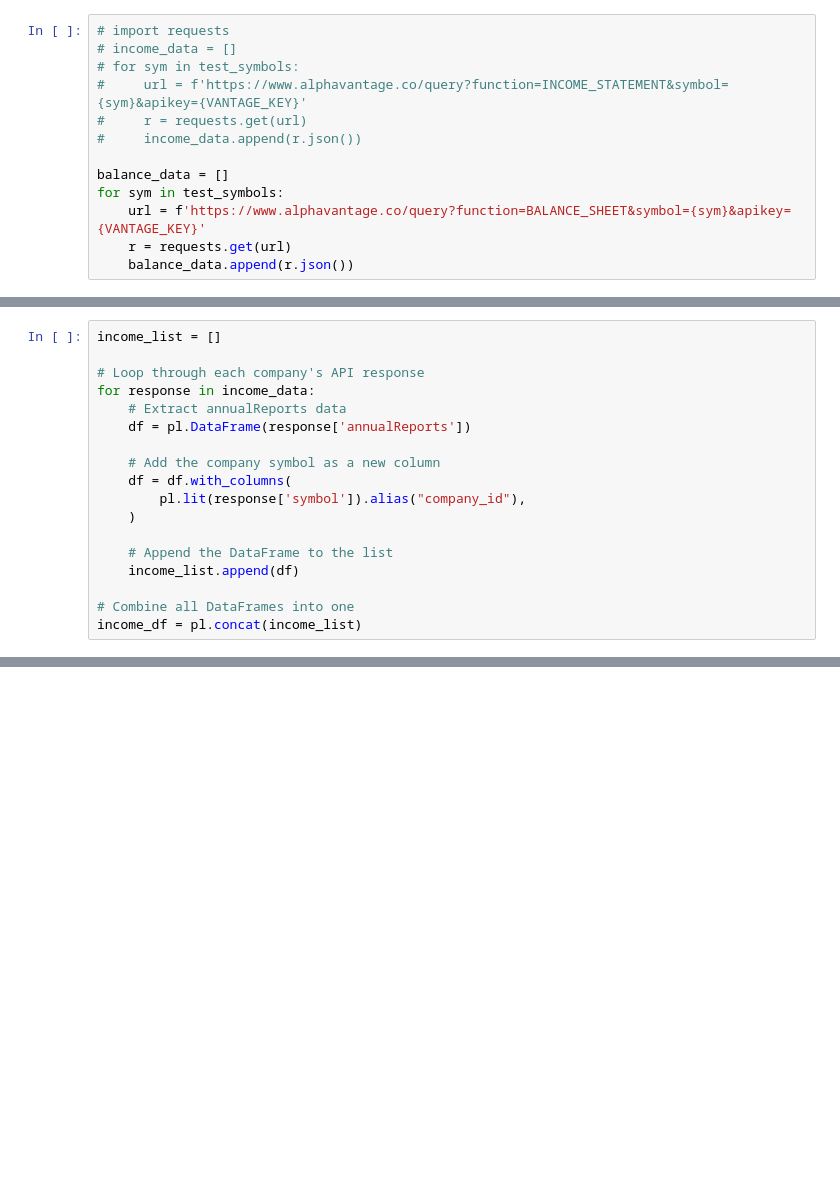
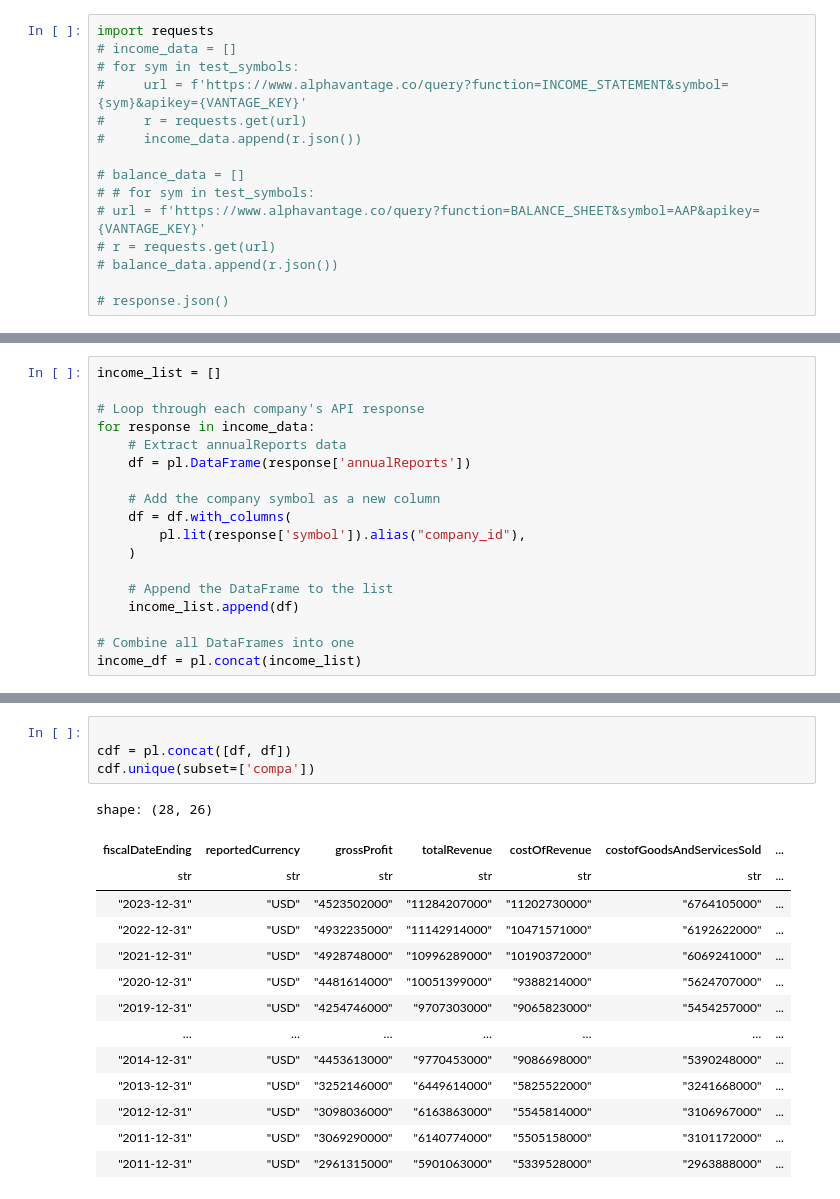
Before and after one commit to IlanReinstein/moteFinder, a Jupyter notebook: exploration.ipynb, the cells around one changed output, grey strips where cells are left out. Saved outputs shown, nothing was run; the diff lists cells and outputs as text; blank space fills up the shorter version.

```diff
--- a/exploration.ipynb
+++ b/exploration.ipynb
@@ -55,13 +15,15 @@ s3_client.put_object(
 # %%
-# import requests
+import requests
 # income_data = []
 # for sym in test_symbols:
 #     url = f'https://www.alphavantage.co/query?function=INCOME_STATEMENT&symbol={sym}&apikey={VANTAGE_KEY}'
 #     r = requests.get(url)
 #     income_data.append(r.json())
 
-balance_data = []
-for sym in test_symbols:
-    url = f'https://www.alphavantage.co/query?function=BALANCE_SHEET&symbol={sym}&apikey={VANTAGE_KEY}'
-    r = requests.get(url)
-    balance_data.append(r.json())
+# balance_data = []
+# # for sym in test_symbols:
+# url = f'https://www.alphavantage.co/query?function=BALANCE_SHEET&symbol=AAP&apikey={VANTAGE_KEY}'
+# r = requests.get(url)
+# balance_data.append(r.json())
+
+# response.json()
@@ -187,0 +129,19 @@ shape: (74, 29)
+# %%
+
+cdf = pl.concat([df, df])
+cdf.unique(subset=['compa'])
+# %% [output]
+shape: (28, 26)
+| fiscalDateEnding | reportedCurrency | grossProfit | totalRevenue | costOfRevenue | costofGoodsAndServicesSold | ... |
+| str | str | str | str | str | str | ... |
+| "2023-12-31" | "USD" | "4523502000" | "11284207000" | "11202730000" | "6764105000" | ... |
+| "2022-12-31" | "USD" | "4932235000" | "11142914000" | "10471571000" | "6192622000" | ... |
+| "2021-12-31" | "USD" | "4928748000" | "10996289000" | "10190372000" | "6069241000" | ... |
+| "2020-12-31" | "USD" | "4481614000" | "10051399000" | "9388214000" | "5624707000" | ... |
+| "2019-12-31" | "USD" | "4254746000" | "9707303000" | "9065823000" | "5454257000" | ... |
+| … | … | … | … | … | … | ... |
+| "2014-12-31" | "USD" | "4453613000" | "9770453000" | "9086698000" | "5390248000" | ... |
+| "2013-12-31" | "USD" | "3252146000" | "6449614000" | "5825522000" | "3241668000" | ... |
+| "2012-12-31" | "USD" | "3098036000" | "6163863000" | "5545814000" | "3106967000" | ... |
+| "2011-12-31" | "USD" | "3069290000" | "6140774000" | "5505158000" | "3101172000" | ... |
+| "2011-12-31" | "USD" | "2961315000" | "5901063000" | "5339528000" | "2963888000" | ... |
```
Also changed, not shown: parts of 25 cells of this notebook, 9 other files.
